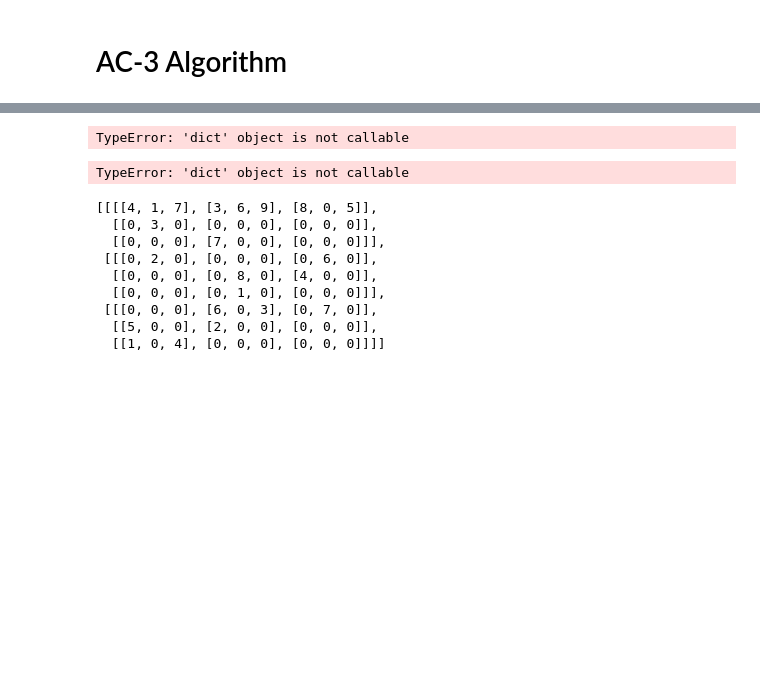
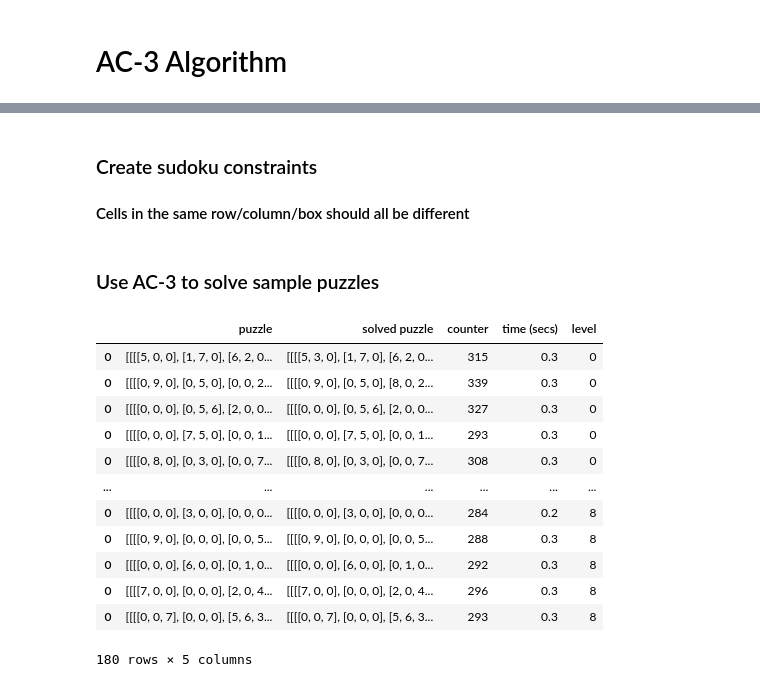
Before and after one commit to heba-razzak/AI-CSP, a Jupyter notebook: Sudoku_CSP.ipynb, the cells around one changed output, grey strips where cells are left out. Cells and saved outputs as stored; diff of their text form; code cells hidden in the pictures; blank space fills up the shorter version.

```diff
--- a/Sudoku_CSP.ipynb
+++ b/Sudoku_CSP.ipynb
@@ -376,7 +660,2 @@ backtracking_grid2
 # %% [markdown]
 # AC-3 Algorithm
-# %%
-constraints = create_constraints()
-domains = create_domains(grid1)
-ac3 = ac3(constraints, domains)
-domain_to_grid(ac3)
@@ -405,23 +662,3 @@ grid1
-# %%
-ac3 = ac3(constraints, domains)
-# %% [output]
-TypeError: 'dict' object is not callable
-# %%
-constraints = create_constraints()
-domains = create_domains(grid2)
-ac3 = ac3(constraints, domains)
-domain_to_grid(ac3)
-# %% [output]
-TypeError: 'dict' object is not callable
-# %%
-grid2
-# %% [output]
-[[[[4, 1, 7], [3, 6, 9], [8, 0, 5]],
-  [[0, 3, 0], [0, 0, 0], [0, 0, 0]],
-  [[0, 0, 0], [7, 0, 0], [0, 0, 0]]],
- [[[0, 2, 0], [0, 0, 0], [0, 6, 0]],
-  [[0, 0, 0], [0, 8, 0], [4, 0, 0]],
-  [[0, 0, 0], [0, 1, 0], [0, 0, 0]]],
- [[[0, 0, 0], [6, 0, 3], [0, 7, 0]],
-  [[5, 0, 0], [2, 0, 0], [0, 0, 0]],
-  [[1, 0, 4], [0, 0, 0], [0, 0, 0]]]]
+# %% [markdown]
+### Create sudoku constraints
+#### Cells in the same row/column/box should all be different
@@ -427,0 +667,39 @@ grid2
+# %% [markdown]
+### Use AC-3 to solve sample puzzles
+# %%
+ac3_results = pd.DataFrame(columns=['puzzle','solved puzzle','counter','time (secs)','level'])
+# for each puzzle in sample_df
+for index, row in sample_df.iterrows():
+    # unsolved puzzle
+    puzzle = row['puzzle']
+    # difficulty level
+    level = row['level']
+    # convert puzzle from string to grid
+    puzzle_grid = string_to_grid(puzzle)
+    puzzle_domains = create_domains(puzzle_grid)
+    start_time = time.time()
+    solved_puzzle_domains, counter = ac3(constraints, puzzle_domains)
+    end_time = time.time()
+    time_taken = round(end_time-start_time,1)
+    puzzle_grid = string_to_grid(puzzle)
+    solved_puzzle = domain_to_grid(solved_puzzle_domains)
+    ac3_results_i = pd.DataFrame(
+        [[puzzle_grid,solved_puzzle,counter,time_taken,level]],
+        columns=['puzzle','solved puzzle','counter', 'time (secs)','level'])
+    ac3_results = pd.concat([ac3_results,ac3_results_i])
+# %%
+ac3_results
+# %% [output]
+|  | puzzle | solved puzzle | counter | time (secs) | level |
+| 0 | [[[[5, 0, 0], [1, 7, 0], [6, 2, 0... | [[[[5, 3, 0], [1, 7, 0], [6, 2, 0... | 315 | 0.3 | 0 |
+| 0 | [[[[0, 9, 0], [0, 5, 0], [0, 0, 2... | [[[[0, 9, 0], [0, 5, 0], [8, 0, 2... | 339 | 0.3 | 0 |
+| 0 | [[[[0, 0, 0], [0, 5, 6], [2, 0, 0... | [[[[0, 0, 0], [0, 5, 6], [2, 0, 0... | 327 | 0.3 | 0 |
+| 0 | [[[[0, 0, 0], [7, 5, 0], [0, 0, 1... | [[[[0, 0, 0], [7, 5, 0], [0, 0, 1... | 293 | 0.3 | 0 |
+| 0 | [[[[0, 8, 0], [0, 3, 0], [0, 0, 7... | [[[[0, 8, 0], [0, 3, 0], [0, 0, 7... | 308 | 0.3 | 0 |
+| ... | ... | ... | ... | ... | ... |
+| 0 | [[[[0, 0, 0], [3, 0, 0], [0, 0, 0... | [[[[0, 0, 0], [3, 0, 0], [0, 0, 0... | 284 | 0.2 | 8 |
+| 0 | [[[[0, 9, 0], [0, 0, 0], [0, 0, 5... | [[[[0, 9, 0], [0, 0, 0], [0, 0, 5... | 288 | 0.3 | 8 |
+| 0 | [[[[0, 0, 0], [6, 0, 0], [0, 1, 0... | [[[[0, 0, 0], [6, 0, 0], [0, 1, 0... | 292 | 0.3 | 8 |
+| 0 | [[[[7, 0, 0], [0, 0, 0], [2, 0, 4... | [[[[7, 0, 0], [0, 0, 0], [2, 0, 4... | 296 | 0.3 | 8 |
+| 0 | [[[[0, 0, 7], [0, 0, 0], [5, 6, 3... | [[[[0, 0, 7], [0, 0, 0], [5, 6, 3... | 293 | 0.3 | 8 |
+180 rows × 5 columns
```
Also changed, not shown: parts of 47 cells of this notebook, 1 other file.
